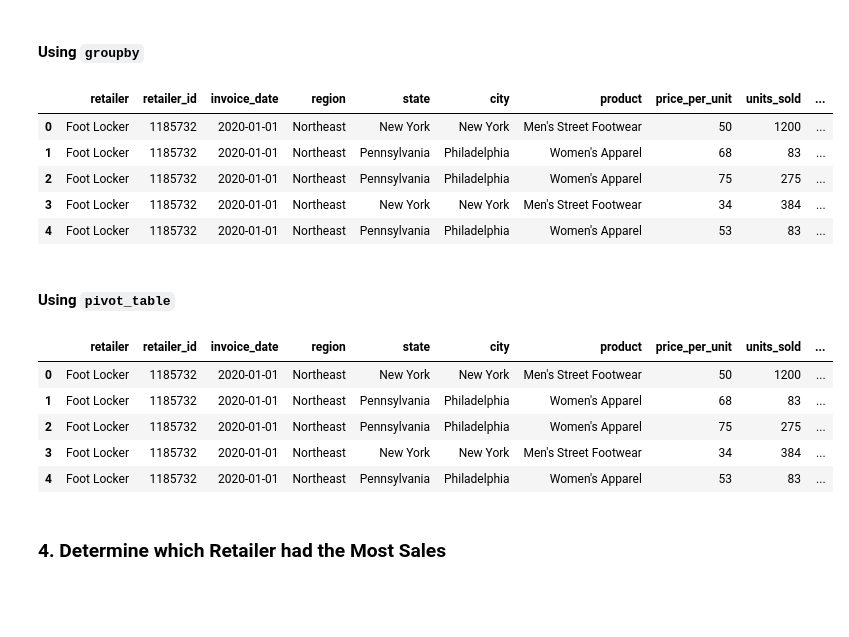
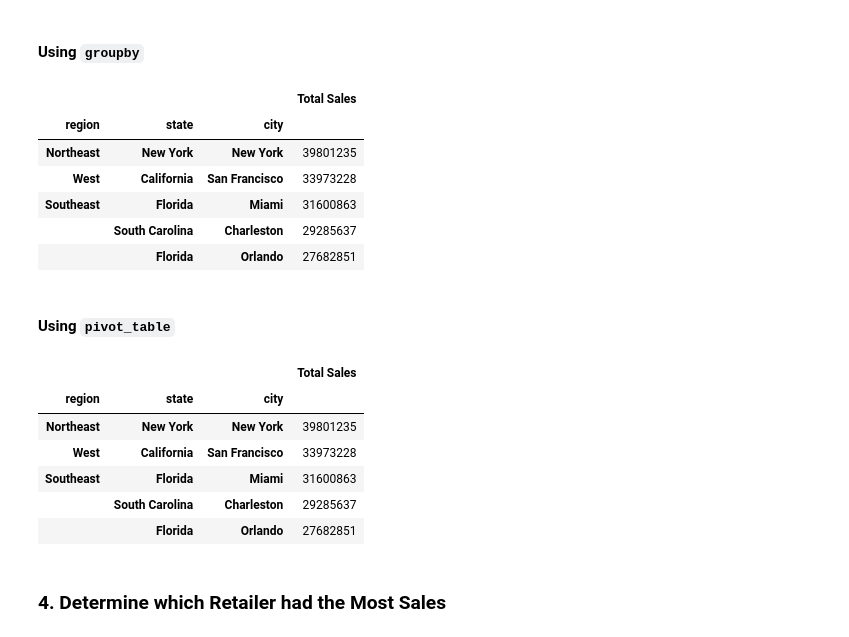
Before and after one commit to Sezeri/athletic_sales_analysis, a Jupyter notebook: athletic_sales_analysis_starter_code.ipynb, the cells around one changed output. Drawn from its saved outputs; the diff is of its cells as text; code cells hidden in the pictures; blank space fills up the shorter version.

```diff
--- a/athletic_sales_analysis_starter_code.ipynb
+++ b/athletic_sales_analysis_starter_code.ipynb
@@ -7,8 +7,8 @@ import numpy as np
 #### Import CSVs
 # %%
 # Read the CSV files into DataFrames.
-raw_df1 = pd.read_csv("Resources/athletic_sales_2020.csv")
-raw_df2 = pd.read_csv("Resources/athletic_sales_2021.csv")
+raw_df1 = pd.read_csv("../Resources/athletic_sales_2020.csv")
+raw_df2 = pd.read_csv("../Resources/athletic_sales_2021.csv")
 # %%
 # Display the 2020 sales DataFrame
 raw_df1
@@ -83,4 +83,5 @@ dtype: object
 #### Combine the sales data by rows.
 # %%
 # Combine the 2020 and 2021 sales DataFrames on the rows and reset the index.
-combined_df = pd.concat([raw_df1, raw_df2]).reset_index(drop=True)
+combined_df = pd.concat([raw_df1, raw_df2], axis = 0, join='inner').reset_index(drop=True)
+combined_df
@@ -179,40 +191,46 @@ renamed_colum.head(5)
 #### Using `groupby`
 # %%
 # Show the total sales for the products sold for each region, state, and city.
-total_sales_by_region = combined_df.groupby(['region', 'state', 'city'])['total_sales'].sum()
-
+Total_Sales_4_Products_Sold = combined_df.groupby(['region', 'state', 'city']).agg({"total_sales":"sum"})
+#Total_sales = combined_df.groupby(['region', 'state', 'city']).agg({"total_sales":"sum"})
+#Total_Sales_4_Products_Sold
+#Total_sales = pd.pivot_table(combined_df, values='total_sales', index=['region', 'state', 'city'], aggfunc=np.sum)
 
 # Rename the "total_sales" column to "Total Sales"
-renamed_total_sales = combined_df.rename(columns={'total_sales': 'Total Sales'})
-
-
+renamed_total_sales = Total_Sales_4_Products_Sold.rename(columns={'total_sales': 'Total Sales'})
+renamed_total_sales
 # Show the top 5 results.
-renamed_total_sales.head(5)
+renamed_total_sales_sorted = renamed_total_sales.sort_values(by='Total Sales', ascending=False)
+renamed_total_sales_sorted.head()
 # %% [output]
-|  | retailer | retailer_id | invoice_date | region | state | city | product | price_per_unit | units_sold | ... |
-| 0 | Foot Locker | 1185732 | 2020-01-01 | Northeast | New York | New York | Men's Street Footwear | 50 | 1200 | ... |
-| 1 | Foot Locker | 1185732 | 2020-01-01 | Northeast | Pennsylvania | Philadelphia | Women's Apparel | 68 | 83 | ... |
-| 2 | Foot Locker | 1185732 | 2020-01-01 | Northeast | Pennsylvania | Philadelphia | Women's Apparel | 75 | 275 | ... |
-| 3 | Foot Locker | 1185732 | 2020-01-01 | Northeast | New York | New York | Men's Street Footwear | 34 | 384 | ... |
-| 4 | Foot Locker | 1185732 | 2020-01-01 | Northeast | Pennsylvania | Philadelphia | Women's Apparel | 53 | 83 | ... |
+|  |  |  | Total Sales |
+| region | state | city |  |
+| Northeast | New York | New York | 39801235 |
+| West | California | San Francisco | 33973228 |
+| Southeast | Florida | Miami | 31600863 |
+|  | South Carolina | Charleston | 29285637 |
+|  | Florida | Orlando | 27682851 |
 # %% [markdown]
 #### Using `pivot_table`
 # %%
 # Show the total sales for the products sold for each region, state, and city.
-pd.pivot_table(combined_df, values='total_sales', index=['retailer', 'retailer_id'], columns=['region', 'state', 'city'], aggfunc=np.sum)
-
+Total_sales_products_sold = pd.pivot_table(combined_df, values='total_sales', index=['region', 'state', 'city'], aggfunc=np.sum)
+#Total_sales_products_sold
 # Optional: Rename the "total_sales" column to "Total Sales"
-renamed_total_sales = combined_df.rename(columns={'total_sales': 'Total Sales'})
-
+renamed_total_sales = Total_sales_products_sold.rename(columns={'total_sales': 'Total Sales'})
+renamed_total_sales
 # Show the top 5 results.
-renamed_total_sales.head(5)
+Total_sales_sorted = renamed_total_sales.sort_values(by='Total Sales', ascending=False)
+#renamed_total_sales_sorted = renamed_total_sales.sort_values()
+Total_sales_sorted.head(5)
 # %% [output]
-|  | retailer | retailer_id | invoice_date | region | state | city | product | price_per_unit | units_sold | ... |
-| 0 | Foot Locker | 1185732 | 2020-01-01 | Northeast | New York | New York | Men's Street Footwear | 50 | 1200 | ... |
-| 1 | Foot Locker | 1185732 | 2020-01-01 | Northeast | Pennsylvania | Philadelphia | Women's Apparel | 68 | 83 | ... |
-| 2 | Foot Locker | 1185732 | 2020-01-01 | Northeast | Pennsylvania | Philadelphia | Women's Apparel | 75 | 275 | ... |
-| 3 | Foot Locker | 1185732 | 2020-01-01 | Northeast | New York | New York | Men's Street Footwear | 34 | 384 | ... |
-| 4 | Foot Locker | 1185732 | 2020-01-01 | Northeast | Pennsylvania | Philadelphia | Women's Apparel | 53 | 83 | ... |
+|  |  |  | Total Sales |
+| region | state | city |  |
+| Northeast | New York | New York | 39801235 |
+| West | California | San Francisco | 33973228 |
+| Southeast | Florida | Miami | 31600863 |
+|  | South Carolina | Charleston | 29285637 |
+|  | Florida | Orlando | 27682851 |
 # %% [markdown]
 ### 4. Determine which Retailer had the Most Sales
 # %% [markdown]
```
Also changed, not shown: parts of 11 cells of this notebook.
